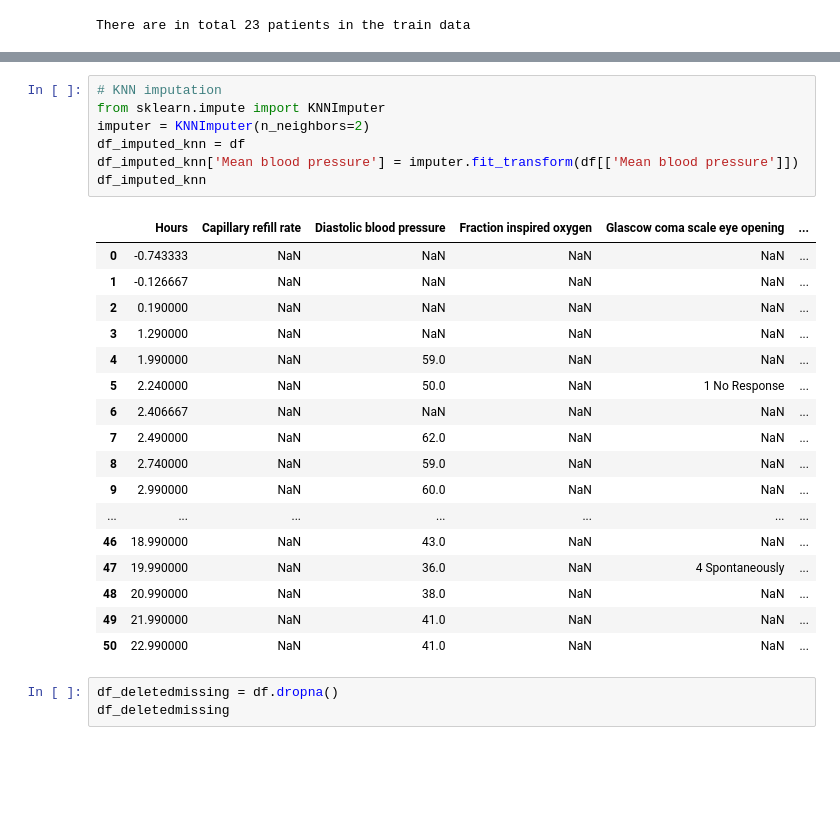
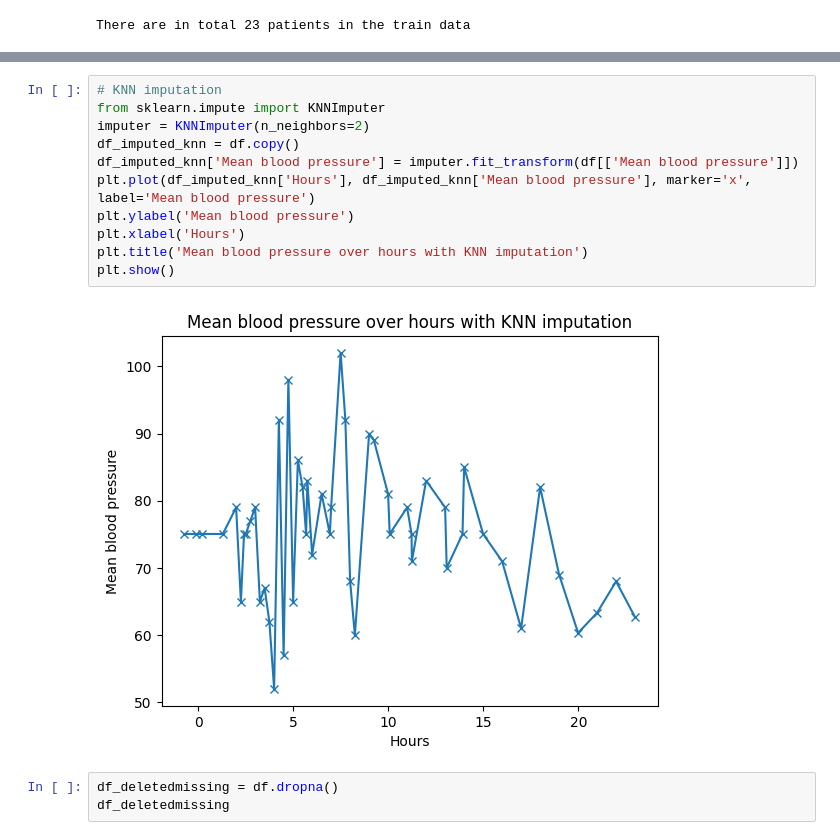
Before and after one commit to florencecornelissen/Mortality_Prediction, a Jupyter notebook: in_hospital_mortality_structured_v2.ipynb, the cells around one changed output, grey strips where cells are left out. Drawn from its saved outputs; the diff is of its cells as text; blank space fills up the shorter version.

```diff
--- a/in_hospital_mortality_structured_v2.ipynb
+++ b/in_hospital_mortality_structured_v2.ipynb
@@ -415,28 +390,16 @@ df_imputed_lastpreviousvalue
 # %%
 # KNN imputation
 from sklearn.impute import KNNImputer
 imputer = KNNImputer(n_neighbors=2)
-df_imputed_knn = df
+df_imputed_knn = df.copy()
 df_imputed_knn['Mean blood pressure'] = imputer.fit_transform(df[['Mean blood pressure']])
-df_imputed_knn
+plt.plot(df_imputed_knn['Hours'], df_imputed_knn['Mean blood pressure'], marker='x', label='Mean blood pressure')
+plt.ylabel('Mean blood pressure')
+plt.xlabel('Hours')
+plt.title('Mean blood pressure over hours with KNN imputation')
+plt.show()
 # %% [output]
-|  | Hours | Capillary refill rate | Diastolic blood pressure | Fraction inspired oxygen | Glascow coma scale eye opening | ... |
-| 0 | -0.743333 | NaN | NaN | NaN | NaN | ... |
-| 1 | -0.126667 | NaN | NaN | NaN | NaN | ... |
-| 2 | 0.190000 | NaN | NaN | NaN | NaN | ... |
-| 3 | 1.290000 | NaN | NaN | NaN | NaN | ... |
-| 4 | 1.990000 | NaN | 59.0 | NaN | NaN | ... |
-| 5 | 2.240000 | NaN | 50.0 | NaN | 1 No Response | ... |
-| 6 | 2.406667 | NaN | NaN | NaN | NaN | ... |
-| 7 | 2.490000 | NaN | 62.0 | NaN | NaN | ... |
-| 8 | 2.740000 | NaN | 59.0 | NaN | NaN | ... |
-| 9 | 2.990000 | NaN | 60.0 | NaN | NaN | ... |
-| ... | ... | ... | ... | ... | ... | ... |
-| 46 | 18.990000 | NaN | 43.0 | NaN | NaN | ... |
-| 47 | 19.990000 | NaN | 36.0 | NaN | 4 Spontaneously | ... |
-| 48 | 20.990000 | NaN | 38.0 | NaN | NaN | ... |
-| 49 | 21.990000 | NaN | 41.0 | NaN | NaN | ... |
-| 50 | 22.990000 | NaN | 41.0 | NaN | NaN | ... |
+[figure, added]
 # %%
 df_deletedmissing = df.dropna()
 df_deletedmissing
```
Also changed, not shown: parts of 5 cells of this notebook, 5 other files.
